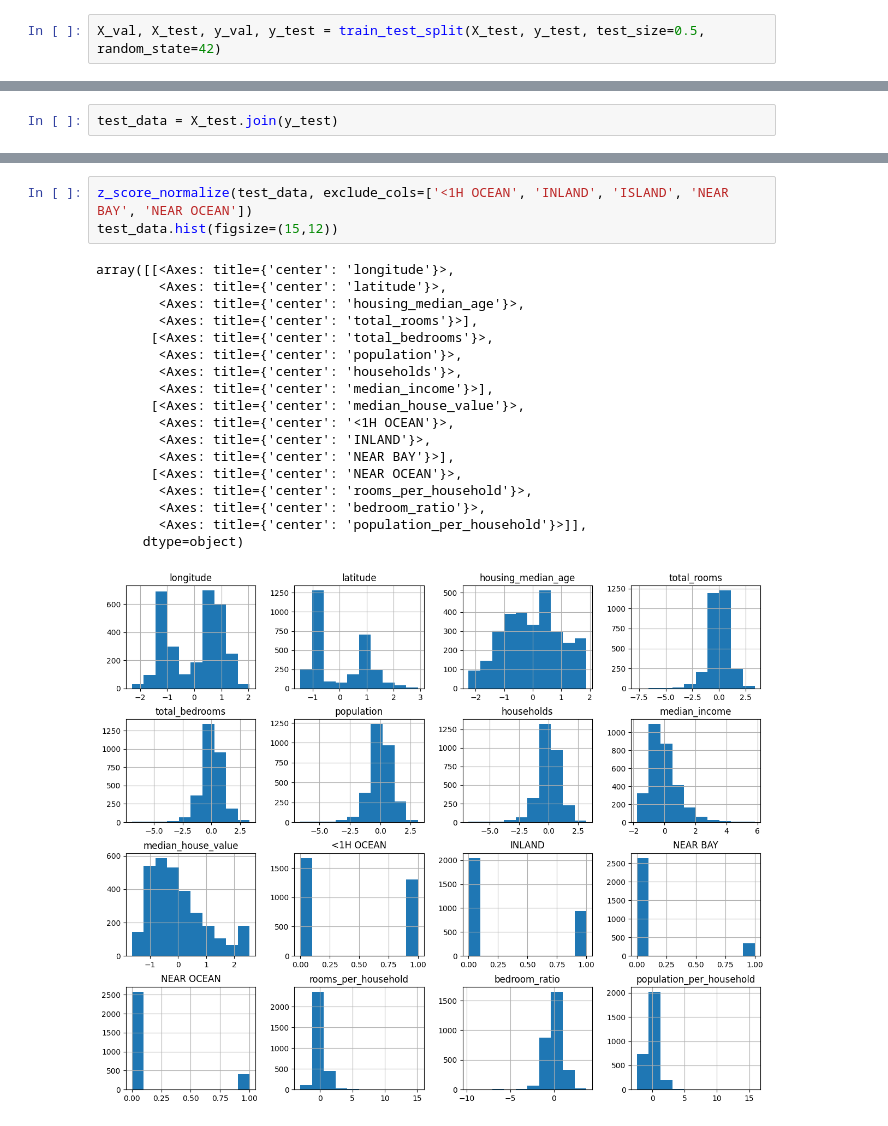
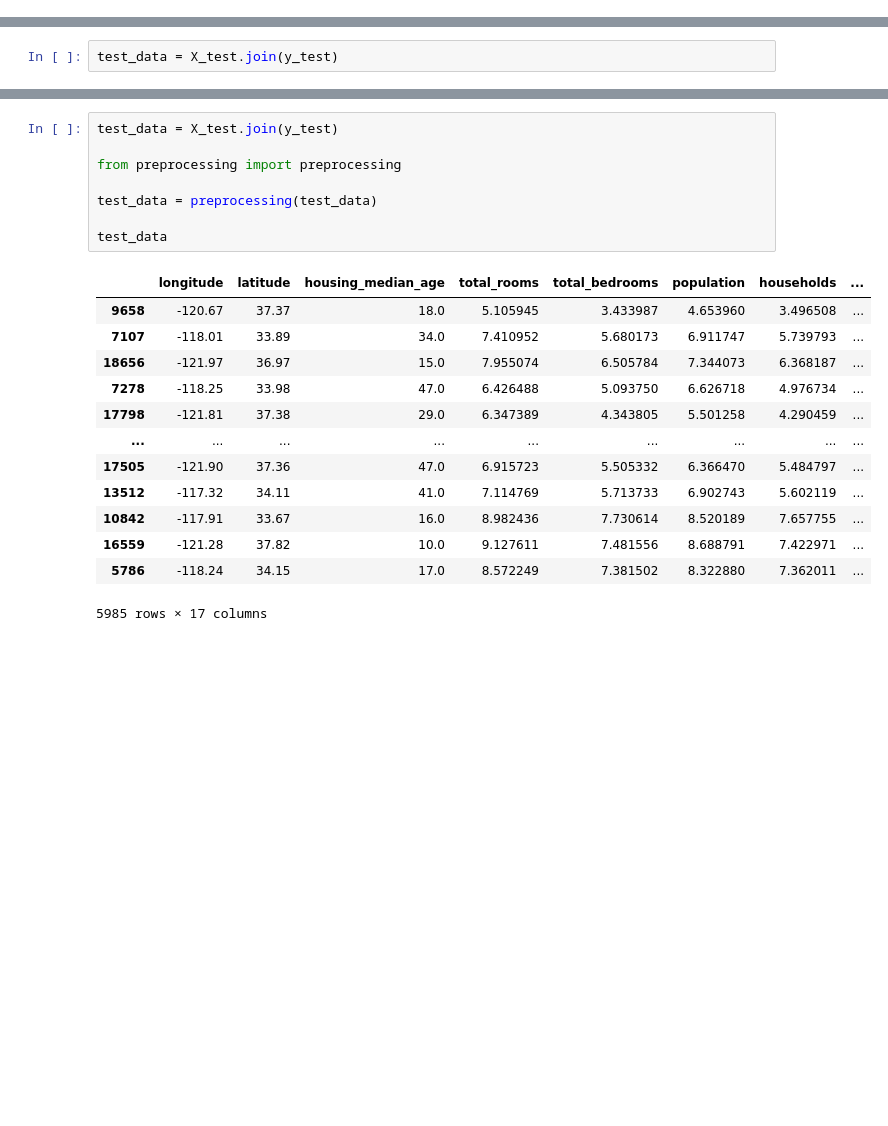
Before and after one commit to 7rohxt/ai-learning-projects, a Jupyter notebook: regression.ipynb, the cells around one changed output, grey strips where cells are left out. Cells and saved outputs as stored; diff of their text form; blank space fills up the shorter version.

```diff
--- a/regression.ipynb
+++ b/regression.ipynb
@@ -89,7 +89,5 @@ X = data.drop(['median_house_value'], axis = 1)
 y = data['median_house_value']
 
 X_train, X_test, y_train, y_test = train_test_split(X, y, test_size=0.3, random_state=42)
-# %%
-X_val, X_test, y_val, y_test = train_test_split(X_test, y_test, test_size=0.5, random_state=42)
 # %%
 train_data = X_train.join(y_train)
@@ -318,25 +218,25 @@ test_data['population_per_household'] = np.log1p(test_data['population'] / test_
-# %%
-z_score_normalize(test_data, exclude_cols=['<1H OCEAN', 'INLAND', 'ISLAND', 'NEAR BAY', 'NEAR OCEAN'])
-test_data.hist(figsize=(15,12))
-# %% [output]
-array([[<Axes: title={'center': 'longitude'}>,
-        <Axes: title={'center': 'latitude'}>,
-        <Axes: title={'center': 'housing_median_age'}>,
-        <Axes: title={'center': 'total_rooms'}>],
-       [<Axes: title={'center': 'total_bedrooms'}>,
-        <Axes: title={'center': 'population'}>,
-        <Axes: title={'center': 'households'}>,
-        <Axes: title={'center': 'median_income'}>],
-       [<Axes: title={'center': 'median_house_value'}>,
-        <Axes: title={'center': '<1H OCEAN'}>,
-        <Axes: title={'center': 'INLAND'}>,
-        <Axes: title={'center': 'NEAR BAY'}>],
-       [<Axes: title={'center': 'NEAR OCEAN'}>,
-        <Axes: title={'center': 'rooms_per_household'}>,
-        <Axes: title={'center': 'bedroom_ratio'}>,
-        <Axes: title={'center': 'population_per_household'}>]],
-      dtype=object)
-[figure, removed]
+# %%
+test_data = X_test.join(y_test)
+
+from preprocessing import preprocessing
+
+test_data = preprocessing(test_data)
+
+test_data
+# %% [output]
+|  | longitude | latitude | housing_median_age | total_rooms | total_bedrooms | population | households | ... |
+| 9658 | -120.67 | 37.37 | 18.0 | 5.105945 | 3.433987 | 4.653960 | 3.496508 | ... |
+| 7107 | -118.01 | 33.89 | 34.0 | 7.410952 | 5.680173 | 6.911747 | 5.739793 | ... |
+| 18656 | -121.97 | 36.97 | 15.0 | 7.955074 | 6.505784 | 7.344073 | 6.368187 | ... |
+| 7278 | -118.25 | 33.98 | 47.0 | 6.426488 | 5.093750 | 6.626718 | 4.976734 | ... |
+| 17798 | -121.81 | 37.38 | 29.0 | 6.347389 | 4.343805 | 5.501258 | 4.290459 | ... |
+| ... | ... | ... | ... | ... | ... | ... | ... | ... |
+| 17505 | -121.90 | 37.36 | 47.0 | 6.915723 | 5.505332 | 6.366470 | 5.484797 | ... |
+| 13512 | -117.32 | 34.11 | 41.0 | 7.114769 | 5.713733 | 6.902743 | 5.602119 | ... |
+| 10842 | -117.91 | 33.67 | 16.0 | 8.982436 | 7.730614 | 8.520189 | 7.657755 | ... |
+| 16559 | -121.28 | 37.82 | 10.0 | 9.127611 | 7.481556 | 8.688791 | 7.422971 | ... |
+| 5786 | -118.24 | 34.15 | 17.0 | 8.572249 | 7.381502 | 8.322880 | 7.362011 | ... |
+5985 rows × 17 columns
 # %%
 test_data.columns
 # %% [output]
```
Also changed, not shown: parts of 28 cells of this notebook, 1 other file.
